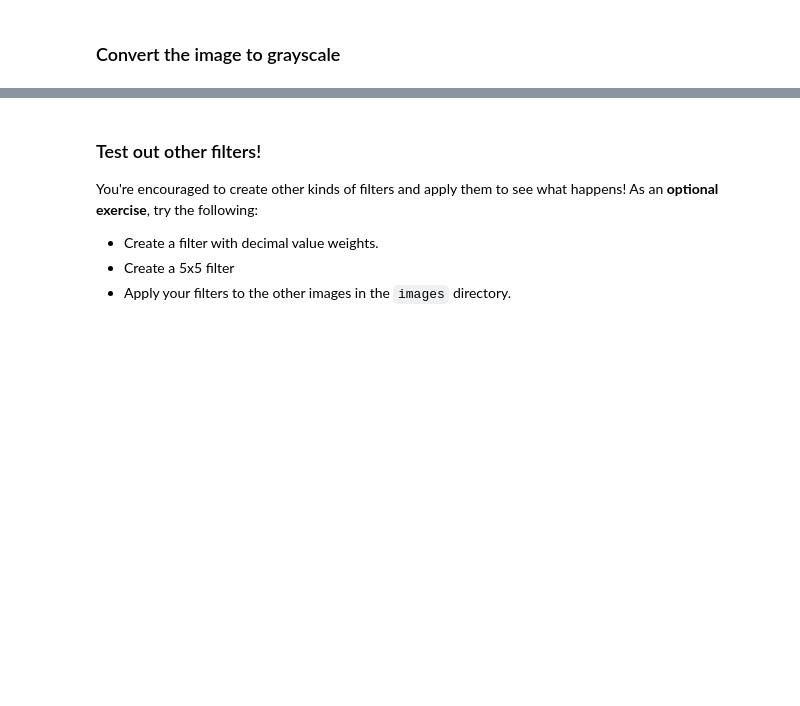
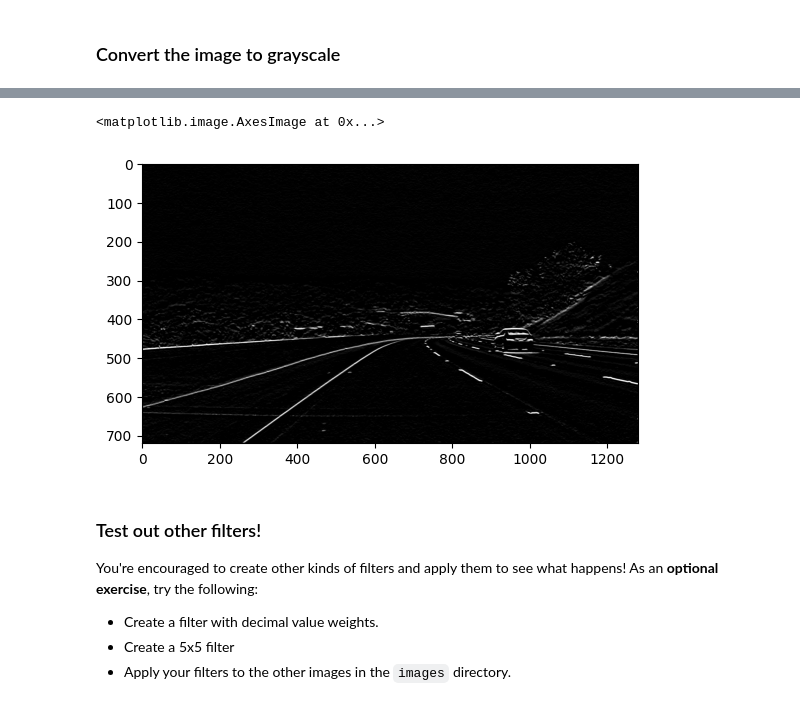
Before and after one commit to ttmling/HIT_AI-DATA, a Jupyter notebook: CNN_AI2026/conv-visualization/custom_filters.ipynb, the cells around one changed output, grey strips where cells are left out. Drawn from its saved outputs; the diff is of its cells as text; code cells hidden in the pictures; blank space fills up the shorter version.

```diff
--- a/CNN_AI2026/conv-visualization/custom_filters.ipynb
+++ b/CNN_AI2026/conv-visualization/custom_filters.ipynb
@@ -44,18 +63,23 @@ For a challenge, see if you can put the image through a series of filters: first
 # %%
 # Create a custom kernel
 
 # 3x3 array for edge detection
 sobel_y = np.array([[ -1, -2, -1],
                    [ 0, 0, 0],
                    [ 1, 2, 1]])
 
 ## TODO: Create and apply a Sobel x operator
-
+sobel_x = np.array([[ -1, 0, 1],
+                   [ -2, 0, 2],
+                   [ -1, 0, 1]])
 
 # Filter the image using filter2D, which has inputs: (grayscale image, bit-depth, kernel)
 filtered_image = cv2.filter2D(gray, -1, sobel_y)
 
 plt.imshow(filtered_image, cmap='gray')
+# %% [output]
+<matplotlib.image.AxesImage at 0x...>
+[figure, added]
 # %% [markdown]
 ### Test out other filters!
 
```
Also changed, not shown: parts of 7 cells of this notebook.
